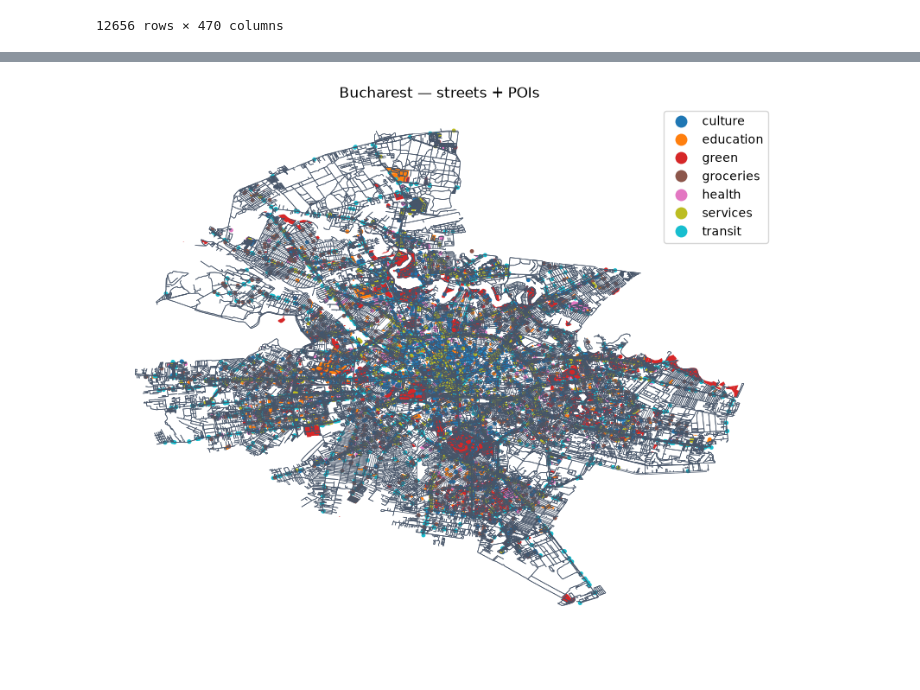
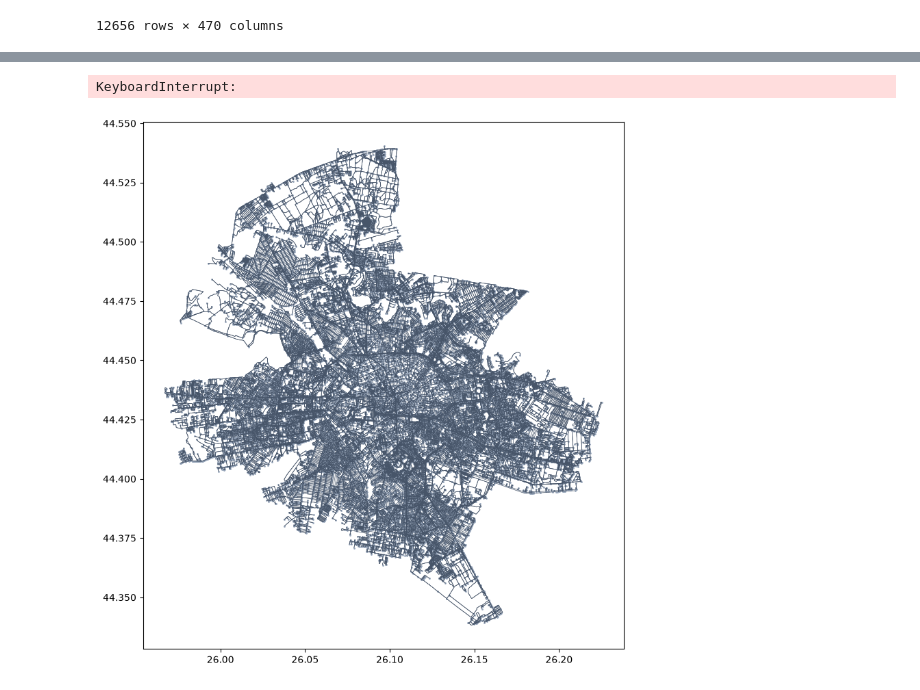
Before and after one commit to alexchiric/City-Maps, a Jupyter notebook: archive/Ideal_livable_spots.ipynb, the cells around one changed output, grey strips where cells are left out. Drawn from its saved outputs; the diff is of its cells as text; code cells hidden in the pictures.

```diff
--- a/archive/Ideal_livable_spots.ipynb
+++ b/archive/Ideal_livable_spots.ipynb
@@ -106,18 +108,19 @@ print(len(street_nodes), "intersections |", len(street_edges), "street segments"
 # %%
 fig, ax = plt.subplots(figsize=(10, 10))
 
 street_edges.plot(ax=ax, color="#475569", linewidth=0.5)
-#street_nodes.plot(ax=ax, color="#94a3b8", markersize=1)
+street_nodes.plot(ax=ax, color="#94a3b8", markersize=1)
 pois.plot(ax=ax, column="poi_category", markersize=6,
           legend=True, cmap="tab10")
 
 ax.set_axis_off()
 ax.set_aspect("equal")
 plt.title("Bucharest — streets + POIs")
 fig.savefig("bucharest_map.svg", format="svg", bbox_inches="tight")
 plt.show()
 # %% [output]
+KeyboardInterrupt:
-[figure, old version]
+[figure, new version]
 # %%
 m = street_edges.explore(color="#475569", style_kwds={"weight": 1},
                          name="Streets", tiles="CartoDB positron")
```
Also changed, not shown: parts of 6 cells of this notebook, 5 other files.
